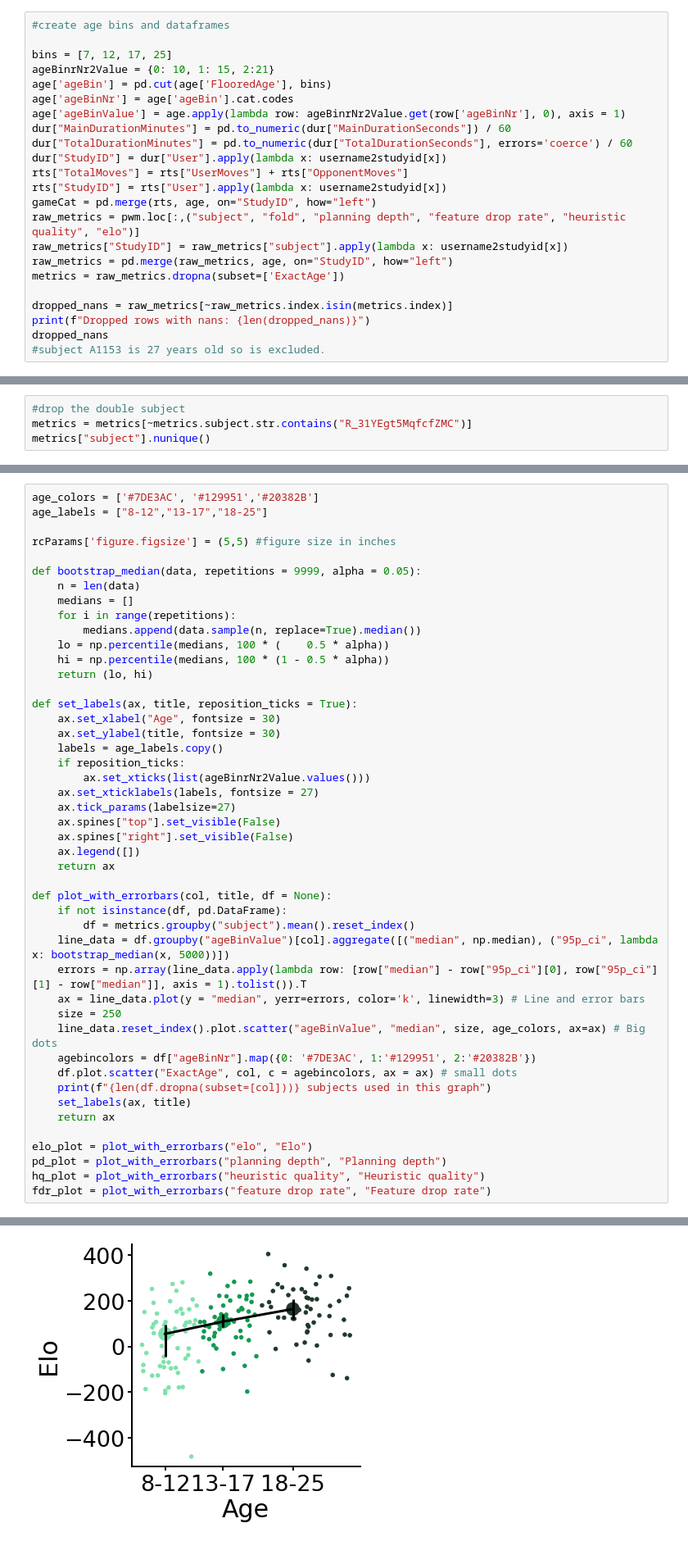
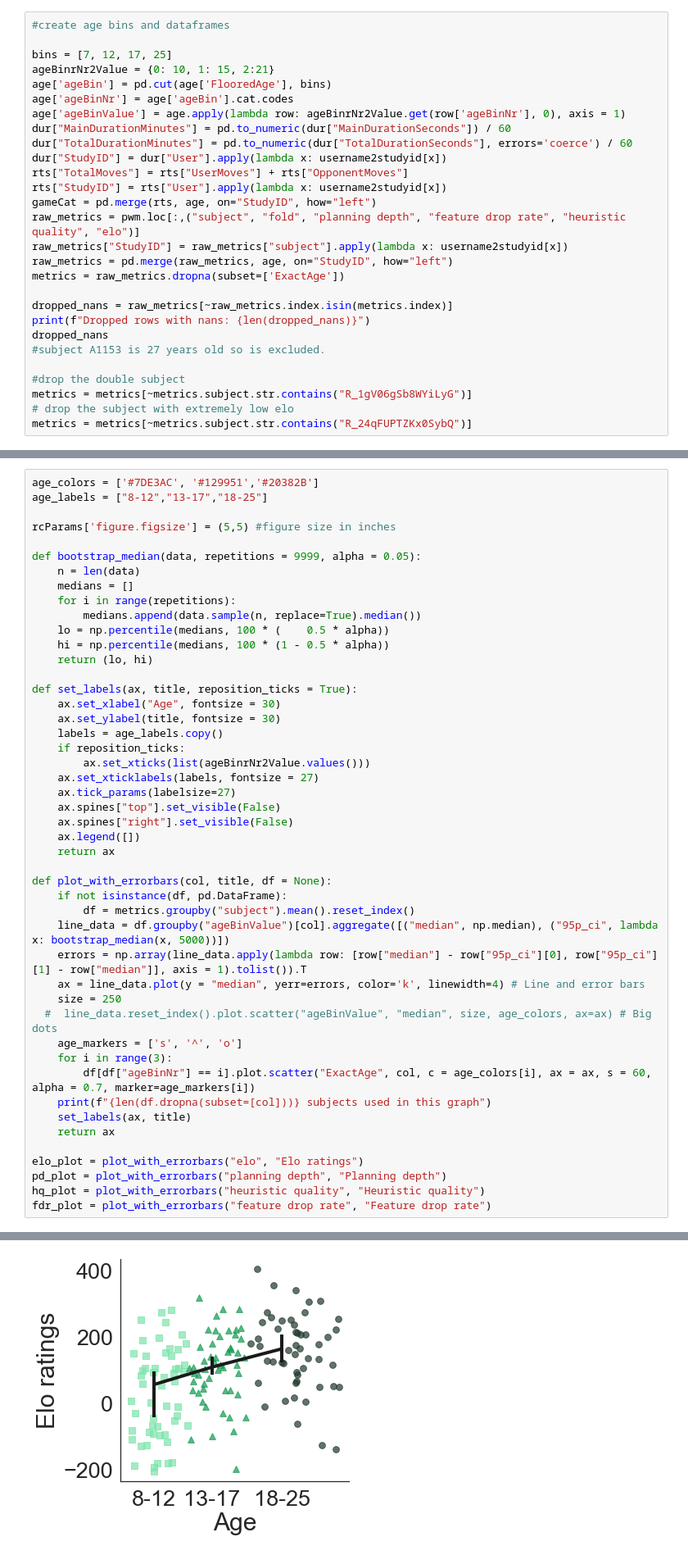
Before and after one commit to sinabolouki/fourinarow_analyses, a Jupyter notebook: Analysis notebooks/new/Age Plots.ipynb, the cells around one changed output, grey strips where cells are left out. Shown at 82% size. Drawn from its saved outputs; the diff is of its cells as text.

```diff
--- a/Analysis notebooks/new/Age Plots.ipynb
+++ b/Analysis notebooks/new/Age Plots.ipynb
@@ -139,5 +163,10 @@ dropped_nans = raw_metrics[~raw_metrics.index.isin(metrics.index)]
 print(f"Dropped rows with nans: {len(dropped_nans)}")
 dropped_nans
 #subject A1153 is 27 years old so is excluded.
+
+#drop the double subject
+metrics = metrics[~metrics.subject.str.contains("R_1gV06gSb8WYiLyG")]
+# drop the subject with extremely low elo
+metrics = metrics[~metrics.subject.str.contains("R_24qFUPTZKx0SybQ")]
 # %% [output]
 Dropped rows with nans: 5
@@ -157,5 +181 @@ These subjects are missing in the metrics datafile:
 | 156 | 543 | 5/22/12 | F | 8.9205 | 8 | 4/21/21 | (7, 12] | 0 | 10 |
-# %%
-#drop the double subject
-metrics = metrics[~metrics.subject.str.contains("R_31YEgt5MqfcfZMC")]
-metrics["subject"].nunique()
@@ -220,16 +268,17 @@ def plot_with_errorbars(col, title, df = None):
         df = metrics.groupby("subject").mean().reset_index()
     line_data = df.groupby("ageBinValue")[col].aggregate([("median", np.median), ("95p_ci", lambda x: bootstrap_median(x, 5000))])
     errors = np.array(line_data.apply(lambda row: [row["median"] - row["95p_ci"][0], row["95p_ci"][1] - row["median"]], axis = 1).tolist()).T
-    ax = line_data.plot(y = "median", yerr=errors, color='k', linewidth=3) # Line and error bars
+    ax = line_data.plot(y = "median", yerr=errors, color='k', linewidth=4) # Line and error bars
     size = 250
-    line_data.reset_index().plot.scatter("ageBinValue", "median", size, age_colors, ax=ax) # Big dots
-    agebincolors = df["ageBinNr"].map({0: '#7DE3AC', 1:'#129951', 2:'#20382B'})
-    df.plot.scatter("ExactAge", col, c = agebincolors, ax = ax) # small dots
+  #  line_data.reset_index().plot.scatter("ageBinValue", "median", size, age_colors, ax=ax) # Big dots
+    age_markers = ['s', '^', 'o']
+    for i in range(3):
+        df[df["ageBinNr"] == i].plot.scatter("ExactAge", col, c = age_colors[i], ax = ax, s = 60, alpha = 0.7, marker=age_markers[i])
     print(f"{len(df.dropna(subset=[col]))} subjects used in this graph")
     set_labels(ax, title)
     return ax
 
-elo_plot = plot_with_errorbars("elo", "Elo")
+elo_plot = plot_with_errorbars("elo", "Elo ratings")
 pd_plot = plot_with_errorbars("planning depth", "Planning depth")
 hq_plot = plot_with_errorbars("heuristic quality", "Heuristic quality")
 fdr_plot = plot_with_errorbars("feature drop rate", "Feature drop rate")
@@ -241 +290 @@ fdr_plot = plot_with_errorbars("feature drop rate", "Feature drop rate")
-[figure, old version]
+[figure, new version]
```
Also changed, not shown: parts of 66 cells of this notebook, 12 other files.
